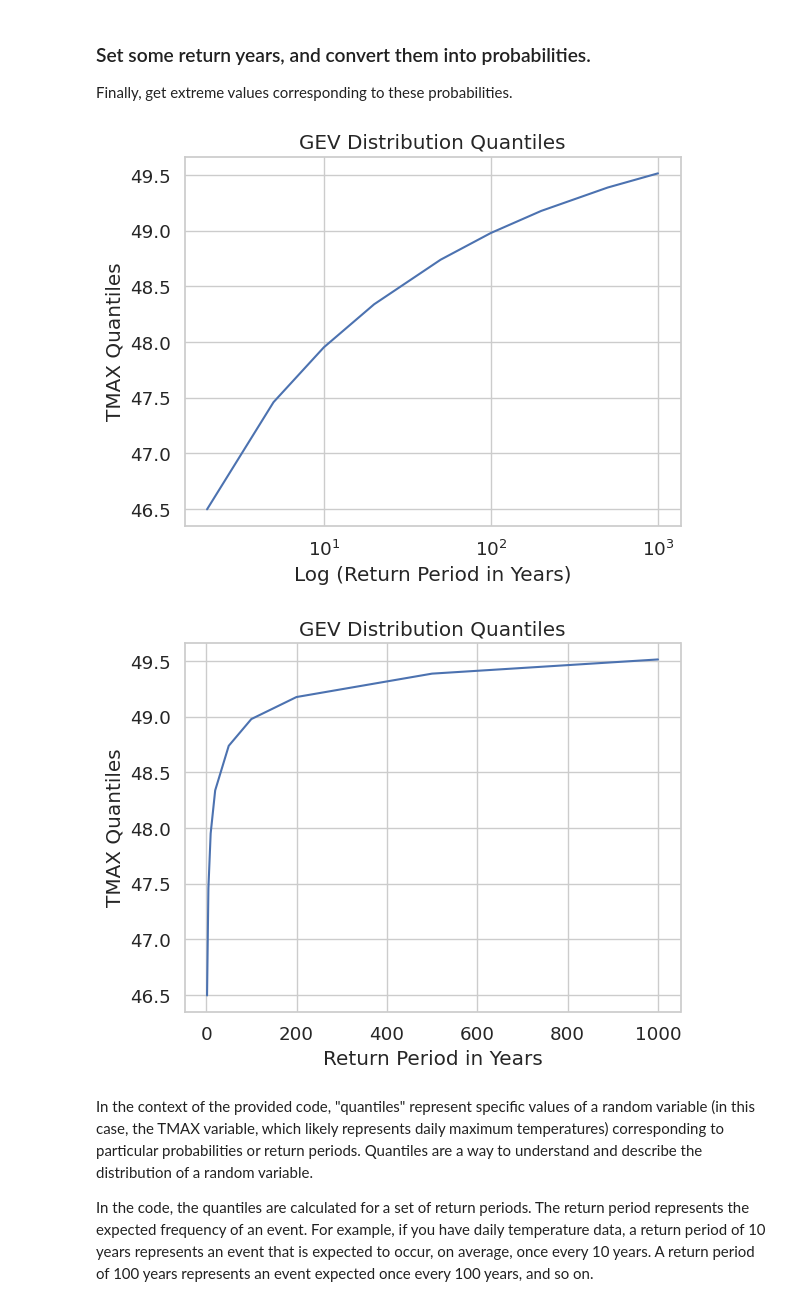
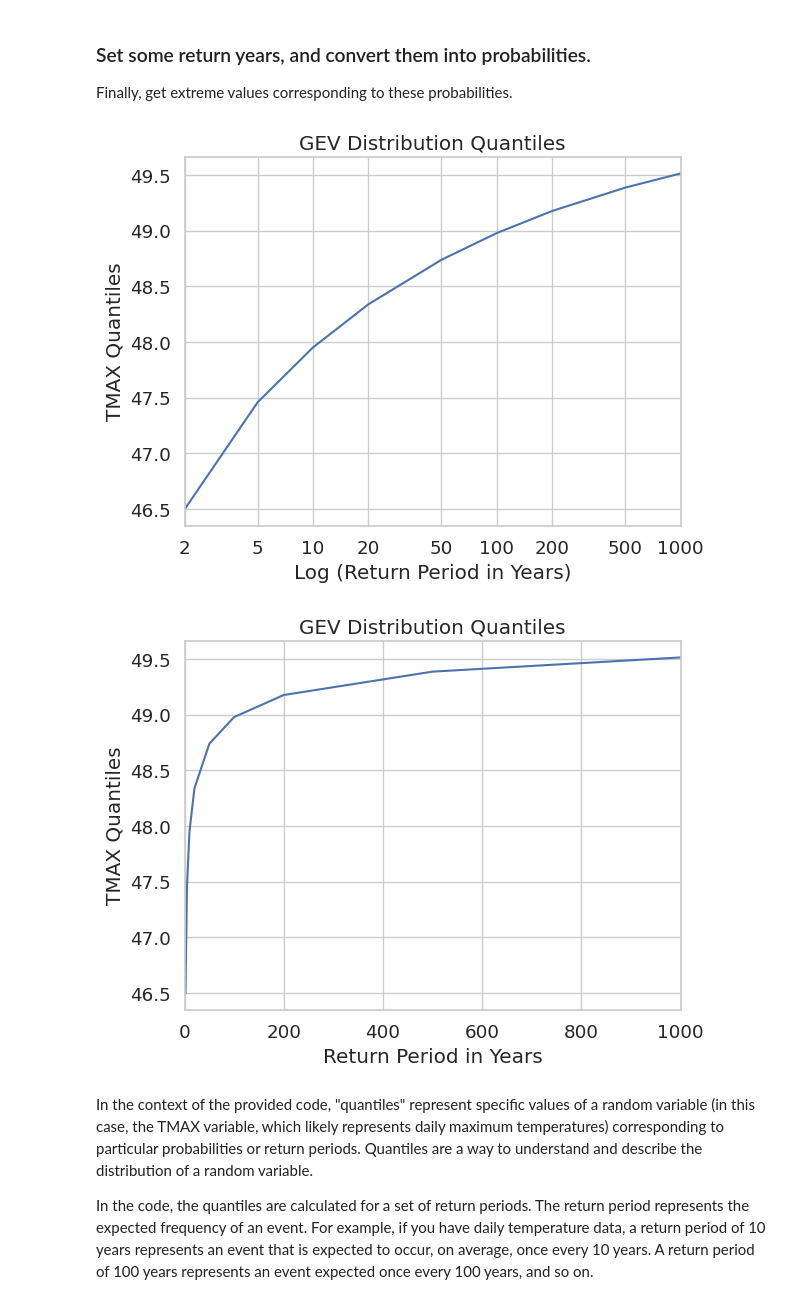
Before and after one commit to jdmantillaq/Extreme-Value-Analysis, a Jupyter notebook: 1_extremeBasic.ipynb, the cells around one changed output. Cells and saved outputs as stored; diff of their text form; code cells hidden in the pictures.

```diff
--- a/1_extremeBasic.ipynb
+++ b/1_extremeBasic.ipynb
@@ -117,20 +104,24 @@ fitted_gev = distr.gev(**paras)
 # %%
 # Define a list of return periods
 return_periods = np.array([2, 5, 10, 20, 50, 100, 200, 500, 1000])
 
 # Calculate quantiles for each return period
 quantiles = fitted_gev.ppf(1-1/return_periods)
 
 # Plot the quantiles against the return periods
 plt.plot(return_periods, quantiles)
 plt.xscale('log')
 plt.xlabel('Log (Return Period in Years)')
 plt.ylabel('TMAX Quantiles')
 plt.title('GEV Distribution Quantiles')
 plt.grid(True)
+
+# Set the x-axis ticks to the desired return periods
+plt.xticks(return_periods, return_periods)
+plt.xlim(min(return_periods), max(return_periods))
 plt.show()
 # %% [output]
-[figure, old version]
+[figure, new version]
 # %%
 # Plot the quantiles against the return periods
 plt.plot(return_periods, quantiles)
@@ -138,9 +129,12 @@ plt.xlabel('Return Period in Years')
 plt.ylabel('TMAX Quantiles')
 plt.title('GEV Distribution Quantiles')
 plt.grid(True)
+
+# Set the x-axis ticks to the desired return periods
+plt.xlim(0, 1000)
 plt.show()
 # %% [output]
-[figure, old version]
+[figure, new version]
 # %% [markdown]
 In the context of the provided code, "quantiles" represent specific values of a random variable (in this case, the TMAX variable, which likely represents daily maximum temperatures) corresponding to particular probabilities or return periods. Quantiles are a way to understand and describe the distribution of a random variable.
 
```
Also changed, not shown: parts of 9 cells of this notebook, 4 other files.
